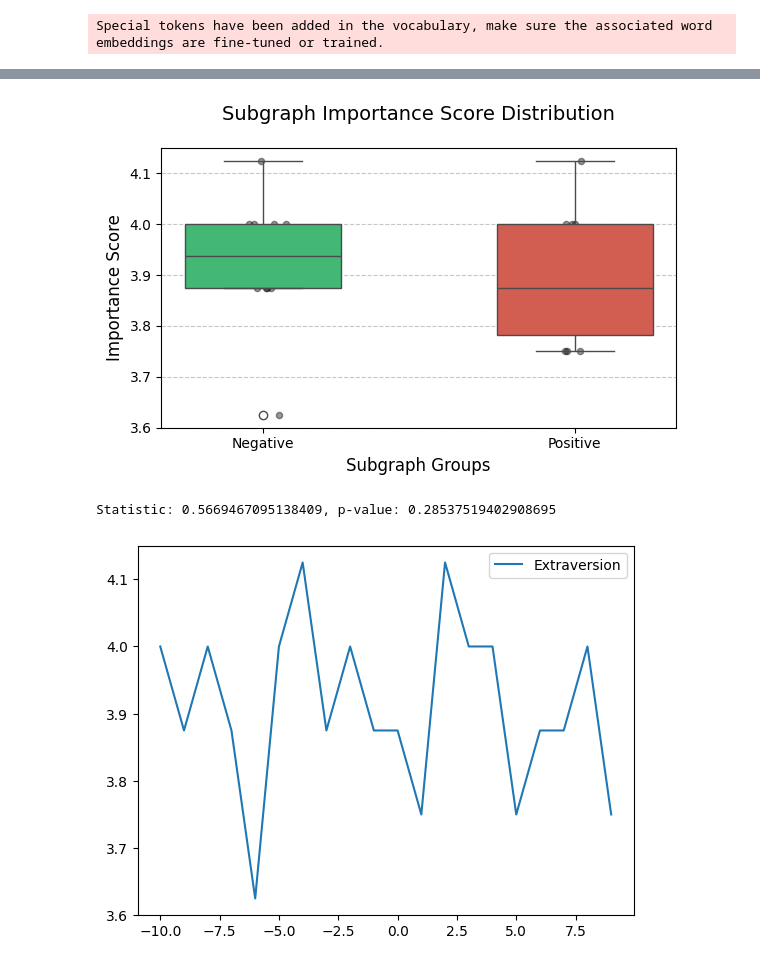
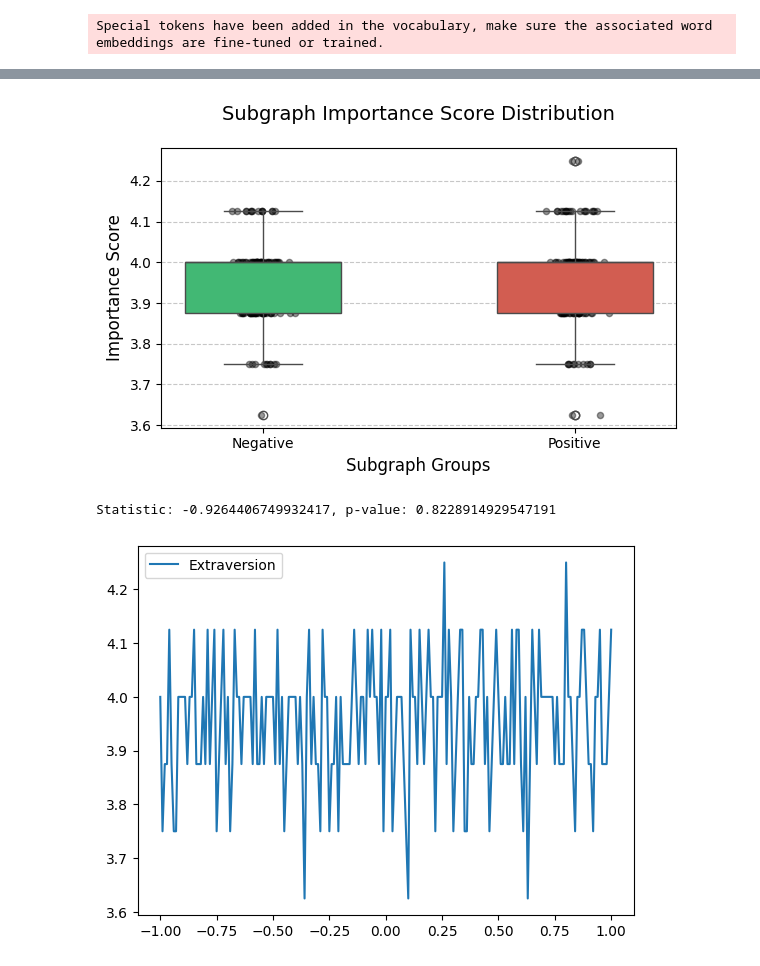
Before and after one commit to minamotooRin/Cupid, a Jupyter notebook: src/emotion.ipynb, the cells around one changed output, grey strips where cells are left out. Cells and saved outputs as stored; diff of their text form; code cells hidden in the pictures.

```diff
--- a/src/emotion.ipynb
+++ b/src/emotion.ipynb
@@ -124,7 +127,7 @@ config_path = "../configs/inference_conf0.json"
 config = json.load(open(config_path, "r"))
 
 model_pool = ModelPool()
-model_pool.add_model(config["template_type"], config["model_name"], config["device"])
+model_pool.add_model(config["template_type"], config["model_name"], config["device"], config["bf16"])
 
 agent = Agent(model_pool[config["model_name"]])
 agent.instruction = SYSTEM_PROMPT
@@ -154,10 +204,12 @@ Asking to truncate to max_length but no maximum length is provided and the model
 # %%
 all_resps = []
-max_coeff = 10
+max_coeff = 1
+interval = 0.01
+coeffs = [-max_coeff + i * interval for i in range(int(2 * max_coeff / interval) + 1)]
 
-for c in tqdm(range(-max_coeff, max_coeff)):
+for c in tqdm(coeffs):
 
-    agent.set_controller_text(pn_pairs, coeff=c/100, layers_id=[llm.model.config.num_hidden_layers-1])
+    agent.set_controller_text(pn_pairs, coeff=c/100, layers_id=[llm.model.config.num_hidden_layers-1], batch_size=1)
 
     resps = { trait: [] for trait in BFI_traits }
     for trait, user_prompt in zip(BFI_traits, BFI_ITEM_LI):
@@ -220,15 +272,15 @@ def plot_importance_distribution(values, include_violin: bool = False, dpi: int
 # %%
 statistic, pvalue = plot_importance_distribution(results["Extraversion"])
 print(f"Statistic: {statistic}, p-value: {pvalue}")
 
 # for trait, res in results.items():
-#     plt.plot(list(range(-max_coeff, max_coeff)), res, label=trait)
+#     plt.plot(coeffs, res, label=trait)
 
-plt.plot(list(range(-max_coeff, max_coeff)), results["Extraversion"], label="Extraversion")
+plt.plot(coeffs, results["Extraversion"], label="Extraversion")
 
 plt.legend()
 plt.show()
 # %% [output]
-[figure, old version]
+[figure, new version]
-Statistic: 0.5669467095138409, p-value: 0.28537519402908695
+Statistic: -0.9264406749932417, p-value: 0.8228914929547191
-[figure, old version]
+[figure, new version]
```
Also changed, not shown: parts of 4 cells of this notebook, 3 other files.
